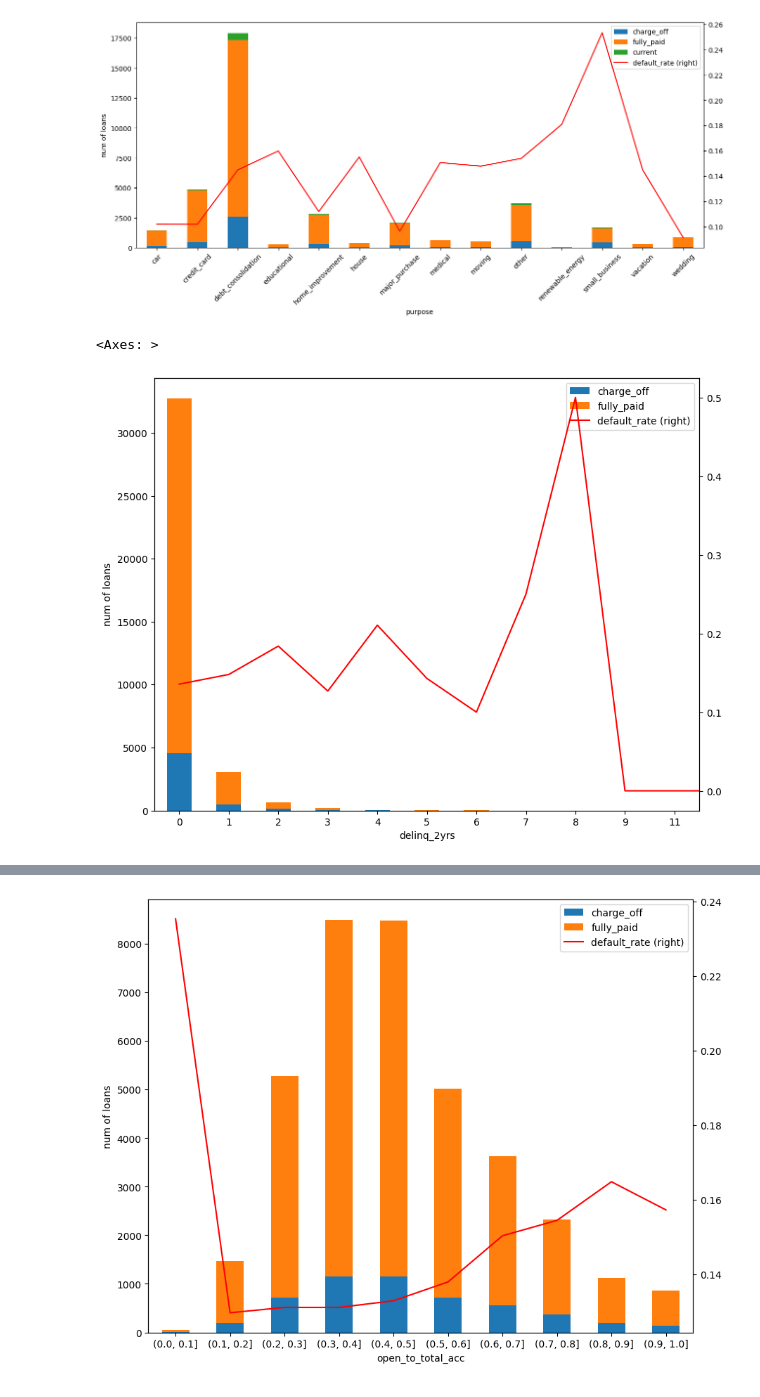
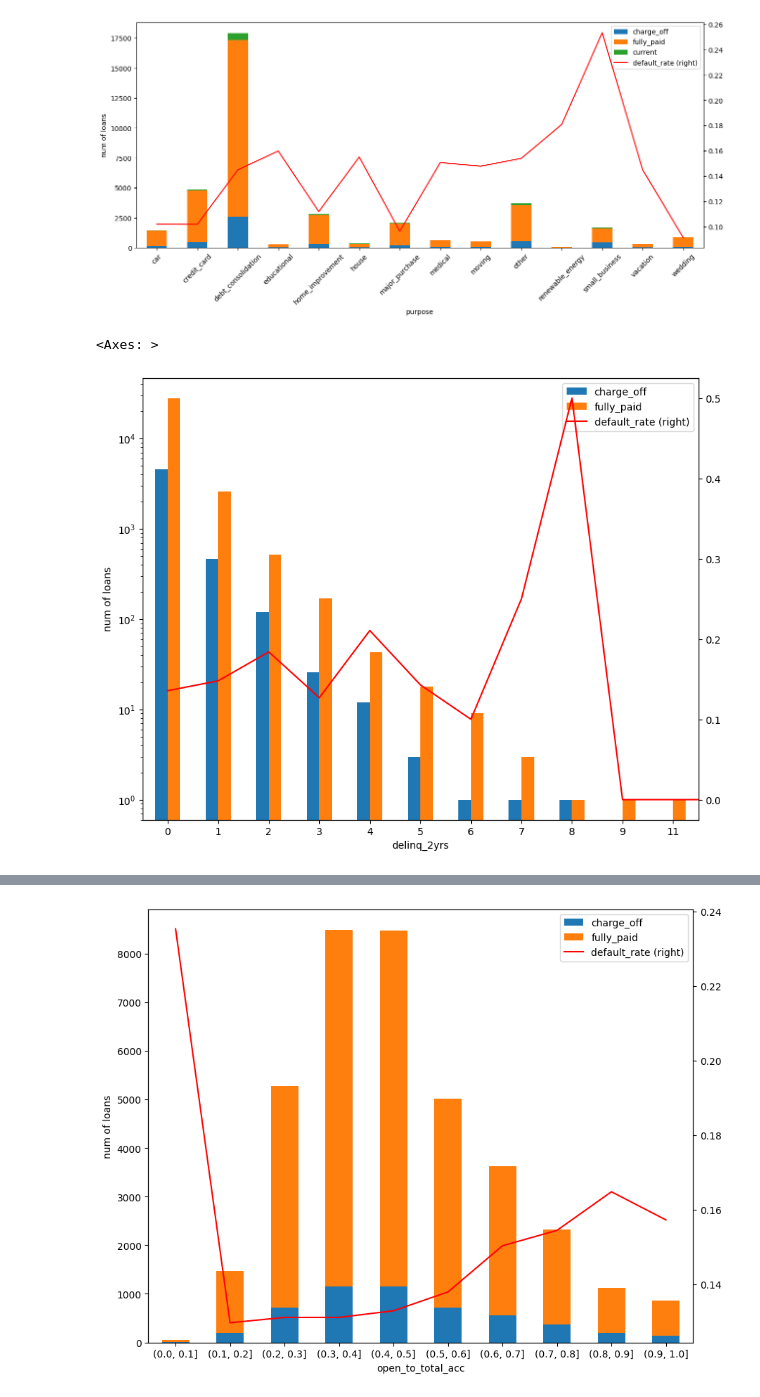
Before and after one commit to maniteja6799/lending_club_eda, a Jupyter notebook: CaseStudy_Loans_EDA.ipynb, the cells around one changed output, grey strips where cells are left out. Drawn from its saved outputs; the diff is of its cells as text; code cells hidden in the pictures.

```diff
--- a/CaseStudy_Loans_EDA.ipynb
+++ b/CaseStudy_Loans_EDA.ipynb
@@ -443,11 +456,11 @@ plt.show()
 # %%
 ax = loan_data_df.groupby(['delinq_2yrs']).agg(
                                          charge_off=('loan_status', lambda x: (x=='Charged Off').sum()),
                                          fully_paid=('loan_status', lambda x: (x=='Fully Paid').sum()),
                                          # current=('loan_status', lambda x: (x=='Current').sum()),
-                                        ).plot.bar(stacked=True, xlabel='delinq in 2yrs', ylabel='num of loans', figsize=(10, 8))
+                                        ).plot.bar(stacked=False, xlabel='delinq in 2yrs', ylabel='num of loans', logy=True, figsize=(10, 8))
 
 loan_data_df.groupby(['delinq_2yrs']).agg(default_rate=('loan_status', lambda x: (x=='Charged Off').sum() / x.count())).plot.line(secondary_y='default_rate', ax=ax, color='r')
 # %% [output]
 <Axes: >
-[figure, old version]
+[figure, new version]
```
Also changed, not shown: parts of 2 cells of this notebook.
